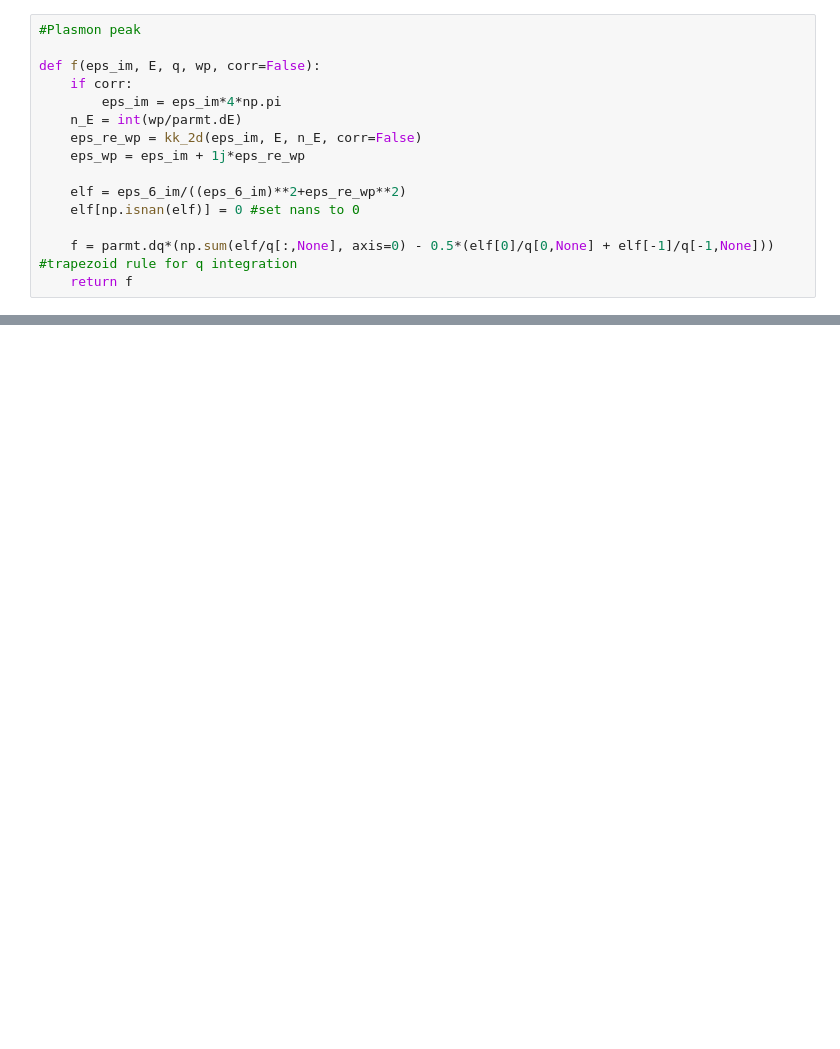
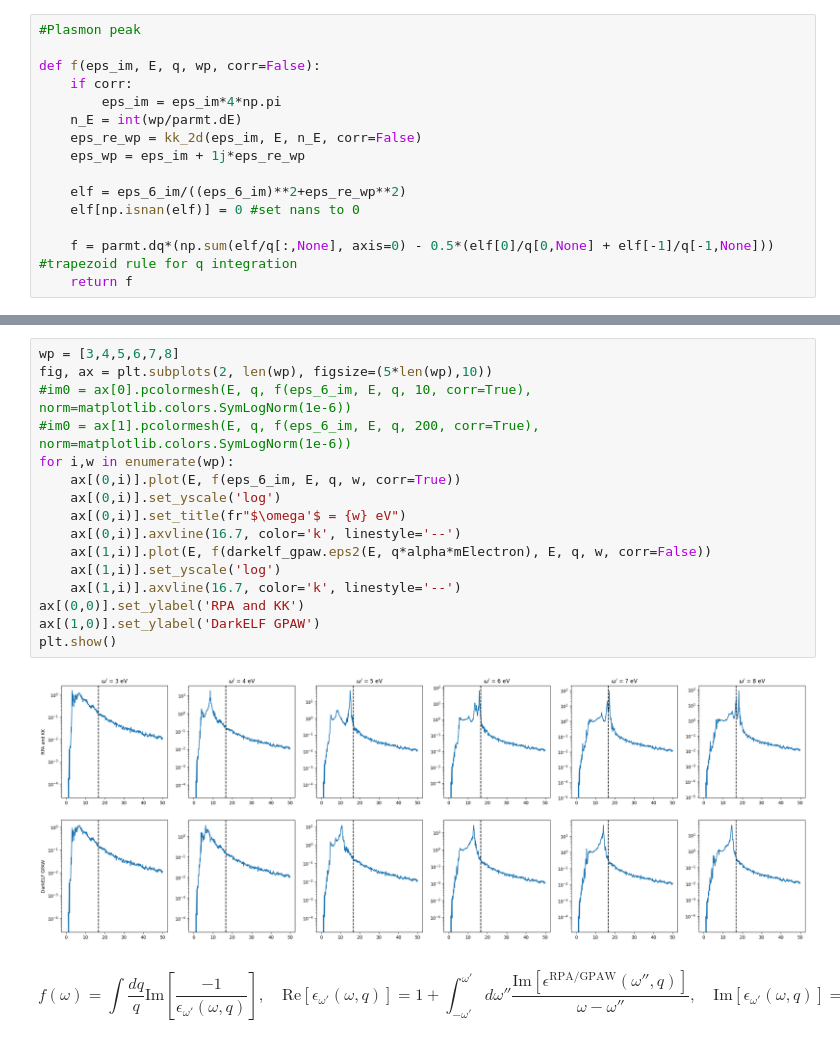
Before and after one commit to meganhott/QCDark2, a Jupyter notebook: plasmon_peak.ipynb, the cells around one changed output, grey strips where cells are left out. Saved outputs shown, nothing was run; the diff lists cells and outputs as text; blank space fills up the shorter version.

```diff
--- a/plasmon_peak.ipynb
+++ b/plasmon_peak.ipynb
@@ -117,0 +119,20 @@ plt.show()
+# %%
+wp = [3,4,5,6,7,8]
+fig, ax = plt.subplots(2, len(wp), figsize=(5*len(wp),10))
+#im0 = ax[0].pcolormesh(E, q, f(eps_6_im, E, q, 10, corr=True), norm=matplotlib.colors.SymLogNorm(1e-6))
+#im0 = ax[1].pcolormesh(E, q, f(eps_6_im, E, q, 200, corr=True), norm=matplotlib.colors.SymLogNorm(1e-6))
+for i,w in enumerate(wp):
+    ax[(0,i)].plot(E, f(eps_6_im, E, q, w, corr=True))
+    ax[(0,i)].set_yscale('log')
+    ax[(0,i)].set_title(fr"$\omega'$ = {w} eV")
+    ax[(0,i)].axvline(16.7, color='k', linestyle='--')
+    ax[(1,i)].plot(E, f(darkelf_gpaw.eps2(E, q*alpha*mElectron), E, q, w, corr=False))
+    ax[(1,i)].set_yscale('log')
+    ax[(1,i)].axvline(16.7, color='k', linestyle='--')
+ax[(0,0)].set_ylabel('RPA and KK')
+ax[(1,0)].set_ylabel('DarkELF GPAW')
+plt.show()
+# %% [output]
+[figure, added]
+# %% [markdown]
+$$\displaystyle f(\omega) = \int \frac{dq}{q} \text{Im}\left[\frac{-1}{\epsilon_{\omega'}(\omega, q)}\right], \quad \text{Re}[\epsilon_{\omega'}(\omega, q)] = 1 + \int_{-\omega'}^{\omega'} d\omega'' \frac{\text{Im}[\epsilon^{\text{RPA/GPAW}}(\omega'', q)]}{\omega - \omega''}, \quad \text{Im}[\epsilon_{\omega'}(\omega, q)] = \text{Im}[\epsilon^{\text{RPA/GPAW}}(\omega, q)]$$
```
Also changed, not shown: parts of 5 cells of this notebook.
